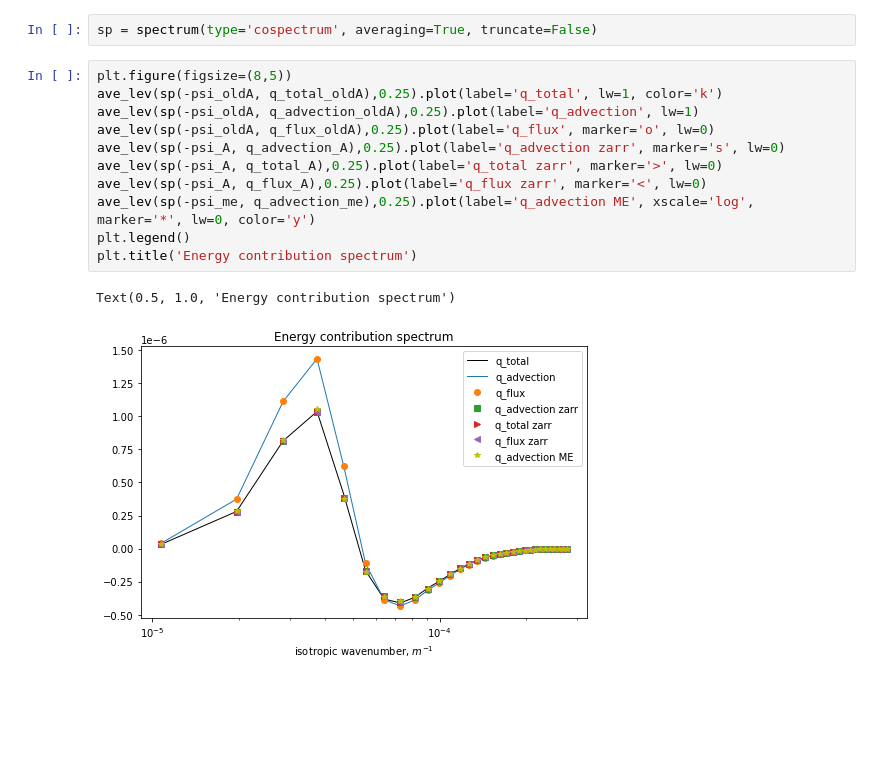
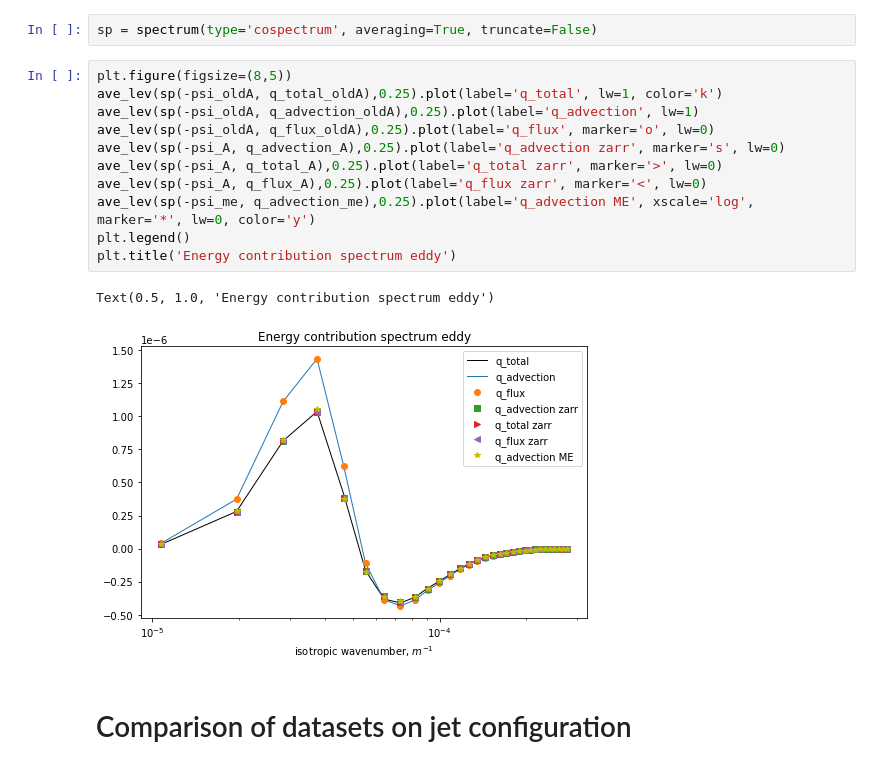
Before and after one commit to m2lines/pyqg_generative, a Jupyter notebook: notebooks/q_forcing_total.ipynb, the cells around one changed output. Drawn from its saved outputs; the diff is of its cells as text; blank space fills up the shorter version.

Commit message:
Additional comparison of dataset

```diff
--- a/notebooks/q_forcing_total.ipynb
+++ b/notebooks/q_forcing_total.ipynb
@@ -368,14 +365,16 @@ sp = spectrum(type='cospectrum', averaging=True, truncate=False)
 # %%
 plt.figure(figsize=(8,5))
 ave_lev(sp(-psi_oldA, q_total_oldA),0.25).plot(label='q_total', lw=1, color='k')
 ave_lev(sp(-psi_oldA, q_advection_oldA),0.25).plot(label='q_advection', lw=1)
 ave_lev(sp(-psi_oldA, q_flux_oldA),0.25).plot(label='q_flux', marker='o', lw=0)
 ave_lev(sp(-psi_A, q_advection_A),0.25).plot(label='q_advection zarr', marker='s', lw=0)
 ave_lev(sp(-psi_A, q_total_A),0.25).plot(label='q_total zarr', marker='>', lw=0)
 ave_lev(sp(-psi_A, q_flux_A),0.25).plot(label='q_flux zarr', marker='<', lw=0)
 ave_lev(sp(-psi_me, q_advection_me),0.25).plot(label='q_advection ME', xscale='log', marker='*', lw=0, color='y')
 plt.legend()
-plt.title('Energy contribution spectrum')
+plt.title('Energy contribution spectrum eddy')
 # %% [output]
-Text(0.5, 1.0, 'Energy contribution spectrum')
+Text(0.5, 1.0, 'Energy contribution spectrum eddy')
-[figure, old version]
+[figure, new version]
+# %% [markdown]
+# Comparison of datasets on jet configuration
```
Also changed, not shown: parts of 14 cells of this notebook.
